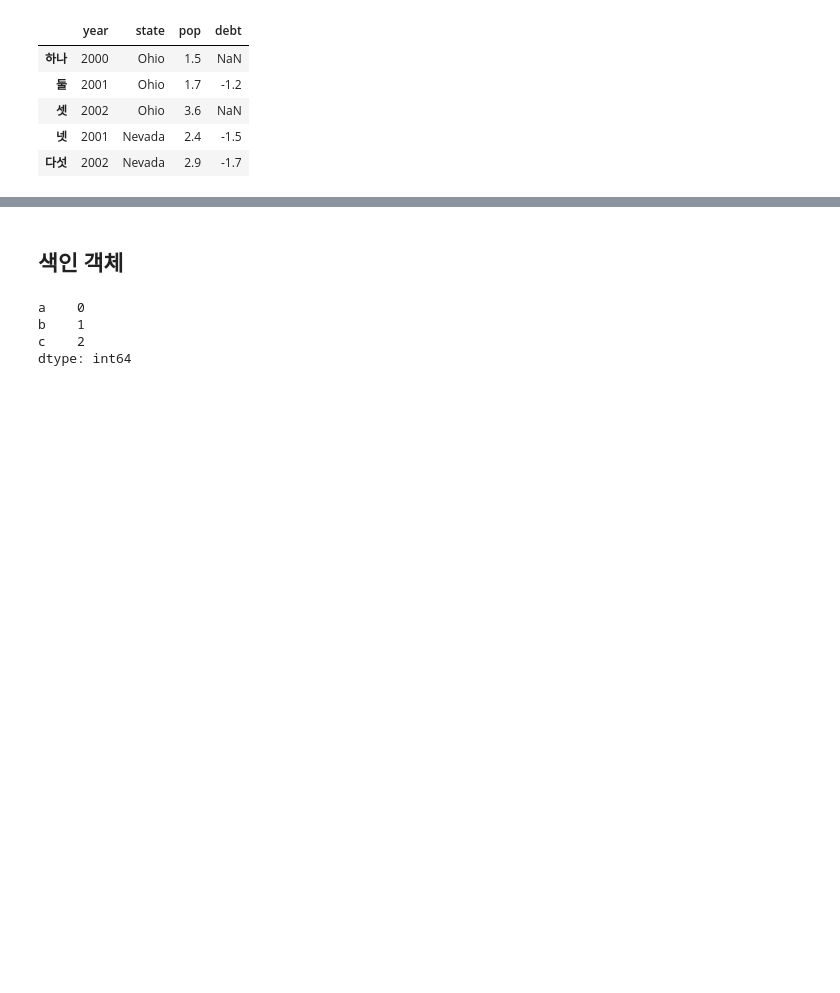
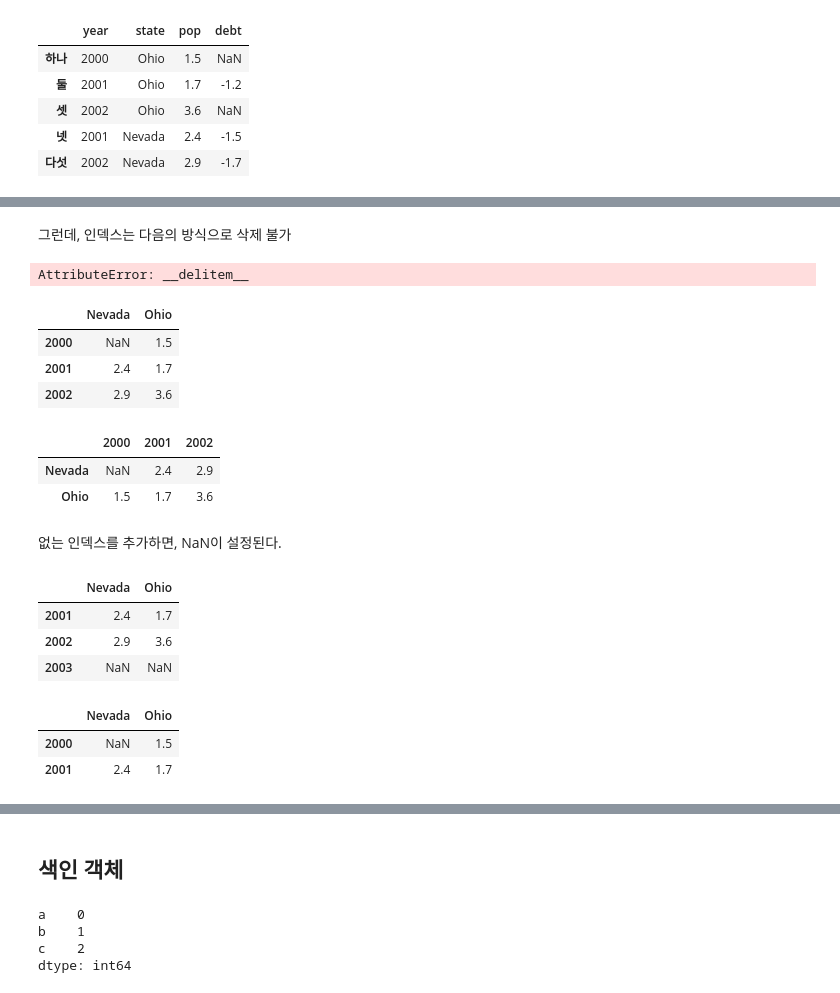
Before and after one commit to lseongjoo/bigpy, a Jupyter notebook: pandas.ipynb, the cells around one changed output, grey strips where cells are left out. Saved outputs shown, nothing was run; the diff lists cells and outputs as text; code cells hidden in the pictures; blank space fills up the shorter version.

```diff
--- a/pandas.ipynb
+++ b/pandas.ipynb
@@ -475,0 +470,39 @@ frame2
+# %% [markdown]
+그런데, 인덱스는 다음의 방식으로 삭제 불가
+# %%
+del frame2.ix['다섯']
+# %% [output]
+AttributeError: __delitem__
+# %%
+pop = {'Nevada': {2001: 2.4, 2002: 2.9},
+      'Ohio':{2000:1.5, 2001:1.7, 2002: 3.6}}
+frame3 = DataFrame(pop)
+frame3
+# %% [output]
+|  | Nevada | Ohio |
+| 2000 | NaN | 1.5 |
+| 2001 | 2.4 | 1.7 |
+| 2002 | 2.9 | 3.6 |
+# %%
+frame3.T
+# %% [output]
+|  | 2000 | 2001 | 2002 |
+| Nevada | NaN | 2.4 | 2.9 |
+| Ohio | 1.5 | 1.7 | 3.6 |
+# %% [markdown]
+없는 인덱스를 추가하면, NaN이 설정된다.
+# %%
+DataFrame(pop, index=[2001,2002,2003])
+# %% [output]
+|  | Nevada | Ohio |
+| 2001 | 2.4 | 1.7 |
+| 2002 | 2.9 | 3.6 |
+| 2003 | NaN | NaN |
+# %%
+pdata = {'Ohio': frame3['Ohio'][:-1],
+        'Nevada': frame3['Nevada'][:2]}
+DataFrame(pdata)
+# %% [output]
+|  | Nevada | Ohio |
+| 2000 | NaN | 1.5 |
+| 2001 | 2.4 | 1.7 |
```
Also changed, not shown: parts of 54 cells of this notebook.
